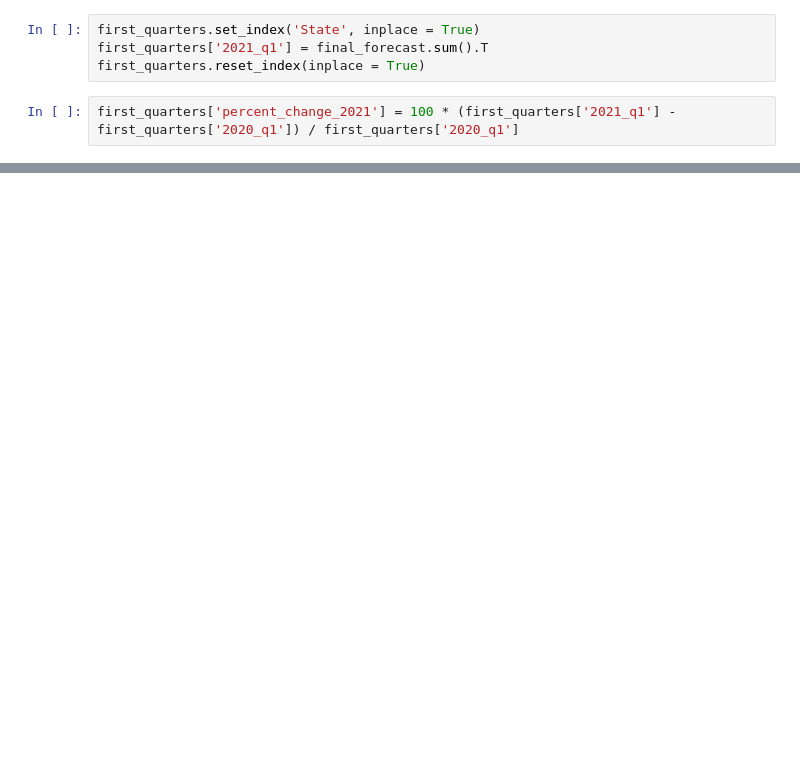
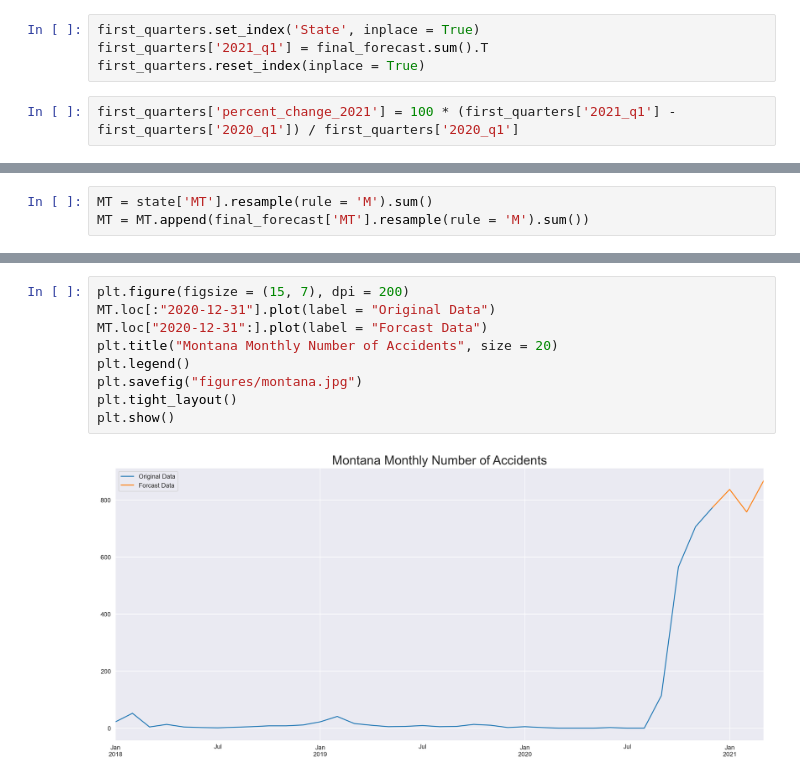
Before and after one commit to leonardo-lealfilho/Springboard, a Jupyter notebook: Capstone_3/us_accidents_machine_learning.ipynb, the cells around one changed output, grey strips where cells are left out. Drawn from its saved outputs; the diff is of its cells as text; blank space fills up the shorter version.

```diff
--- a/Capstone_3/us_accidents_machine_learning.ipynb
+++ b/Capstone_3/us_accidents_machine_learning.ipynb
@@ -284,0 +309,3 @@ plt.show()
+# %%
+MT = state['MT'].resample(rule = 'M').sum()
+MT = MT.append(final_forecast['MT'].resample(rule = 'M').sum())
@@ -285 +346,12 @@ plt.show()
+# %%
+plt.figure(figsize = (15, 7), dpi = 200)
+MT.loc[:"2020-12-31"].plot(label = "Original Data")
+MT.loc["2020-12-31":].plot(label = "Forcast Data")
+plt.title("Montana Monthly Number of Accidents", size = 20)
+plt.legend()
+plt.savefig("figures/montana.jpg")
+plt.tight_layout()
+plt.show()
+# %% [output]
+[figure, added]
 # %% [markdown]
```
Also changed, not shown: parts of 11 cells of this notebook.
